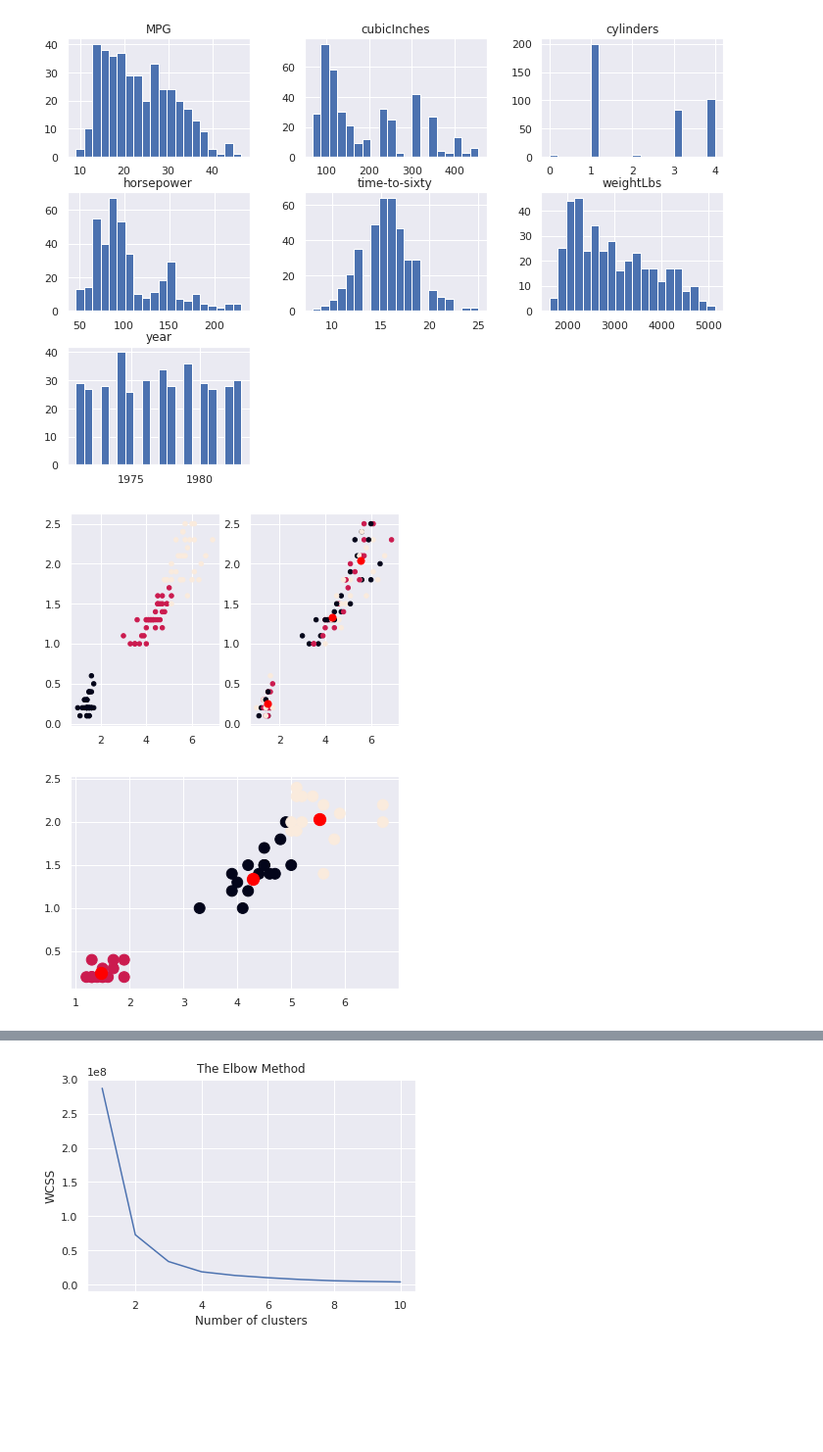
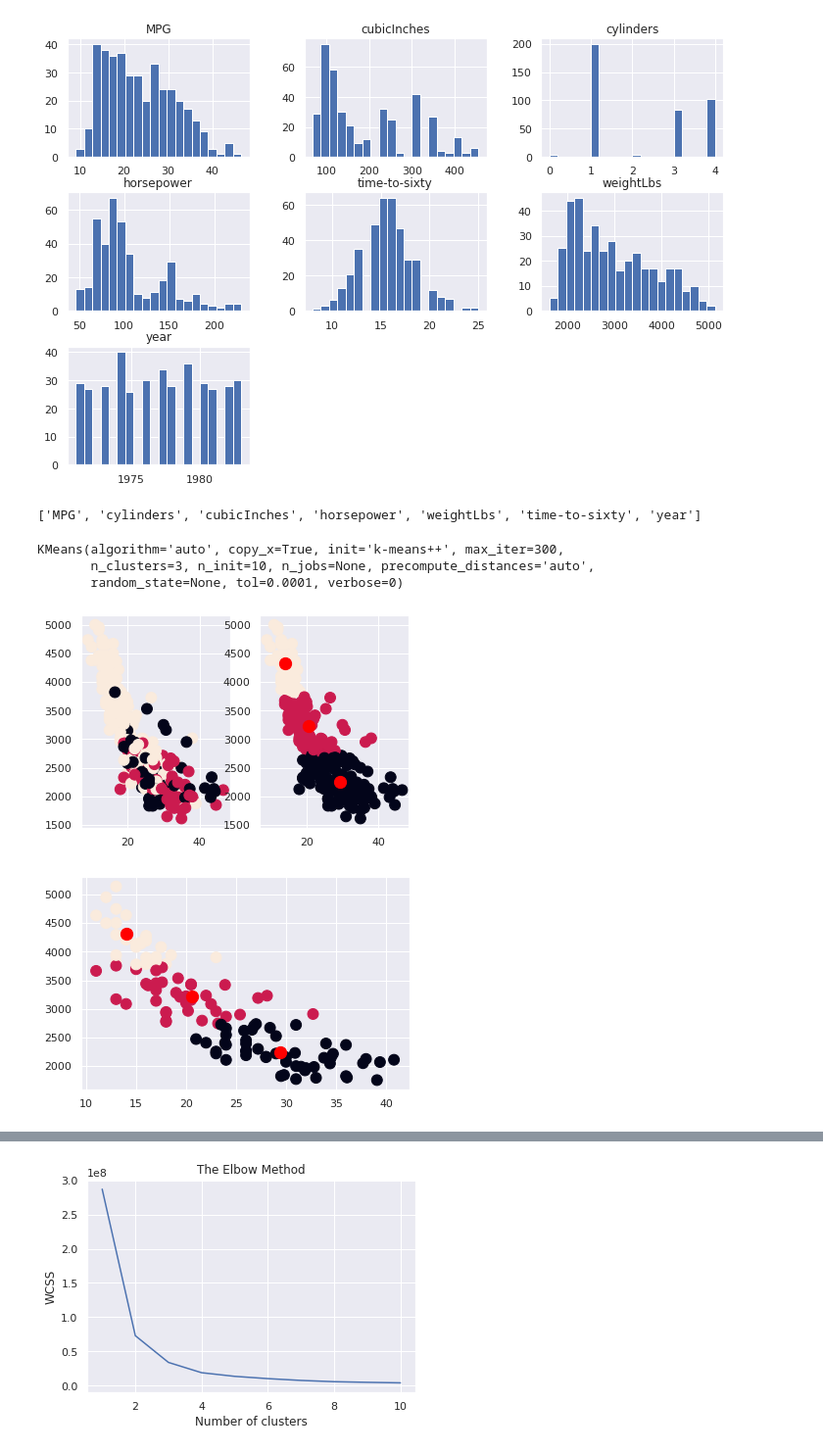
Before and after one commit to borsztajn1/WSIZ-SI, a Jupyter notebook: Zajecia-lab4.ipynb, the cells around one changed output, grey strips where cells are left out. Shown at 98% size. Saved outputs shown, nothing was run; the diff lists cells and outputs as text; code cells hidden in the pictures; blank space fills up the shorter version.

```diff
--- a/Zajecia-lab4.ipynb
+++ b/Zajecia-lab4.ipynb
@@ -213,21 +208,43 @@ y_pred = model.predict(X_test)
+# %%
+
+print(samochody.feature_names)
+#0 - MPG (ile mil można przejechać na jedym galonie paliwa)
+#4 weightLbs (waga w Lbs)
+X = samochody.data[:,[0,4]]
+
+# Konwersja typów dla y
+
+y = samochody['target']
+y = [int(elem) for elem in y]
+
+#Podział na zbiór uczący i testowy
+X_train, X_test, y_train, y_test = train_test_split(X, y, test_size = 0.3)
+#Tworzenie klasyfikatora z 3 klastrami
+kmn = KMeans(n_clusters=3)
+#nauka klasyfikatora danych treningowych
+kmn.fit(X_train)
+# %% [output]
+['MPG', 'cylinders', 'cubicInches', 'horsepower', 'weightLbs', 'time-to-sixty', 'year']
+KMeans(algorithm='auto', copy_x=True, init='k-means++', max_iter=300,
+       n_clusters=3, n_init=10, n_jobs=None, precompute_distances='auto',
+       random_state=None, tol=0.0001, verbose=0)
 # %%
+import matplotlib.pyplot as plt
+%matplotlib inline
+
+centra = kmn.cluster_centers_
 
 fig, ax = plt.subplots(1, 2)
-# pierwszy wykres to nasz zbiór uczący, z prawdziwymi klasami
-#plt.scatter(X_train[:, 0], xyz[:,1], c=xyz[:,2])
-#ax[0].scatter(X_train[:, 0], X_train[:, 1], 1, s=20)
-#$ax[0].scatter(X_train[:, 0], X_train[:, 1], c=y_train, s=20)
-ax[0].scatter(X_train[:, 0], X_train[:, 1], c=np.asarray(y_train), s=20)
+ax[0].scatter(X_train[:, 0], X_train[:, 1], c=y_train, s=120)
 
-# Teraz używamy danych treningowych żeby sprawdzić co klasyfikator o nich myśli
-#y_pred_train = kmn.predict(X_train)
-ax[1].scatter(X_train[:, 0], X_train[:, 1], c=y_pred_train, s=20)
+y_pred_train = kmn.predict(X_train)
 
-# Dokładamy na drugim wykresie centra klastrów
-ax[1].scatter(centra[:, 0], centra[:, 1], c='red', s=50)
+ax[1].scatter(X_train[:, 0], X_train[:, 1], c=y_pred_train, s=120)
+
+ax[1].scatter(centra[:, 0], centra[:, 1], c='red', s=150)
 plt.show()
 # %% [output]
-[figure, old version]
+[figure, new version]
 # %%
 import matplotlib.pyplot as plt
 %matplotlib inline
@@ -242,7 +259,7 @@ plt.scatter(X_test[:, 0], X_test[:, 1], c=y_pred, s=120)
 plt.scatter(centra[:, 0], centra[:, 1], c='red', s=150)
 plt.show()
 # %% [output]
-[figure, old version]
+[figure, new version]
 # %%
 from sklearn.datasets import fetch_openml
 
```
Also changed, not shown: parts of 13 cells of this notebook.
